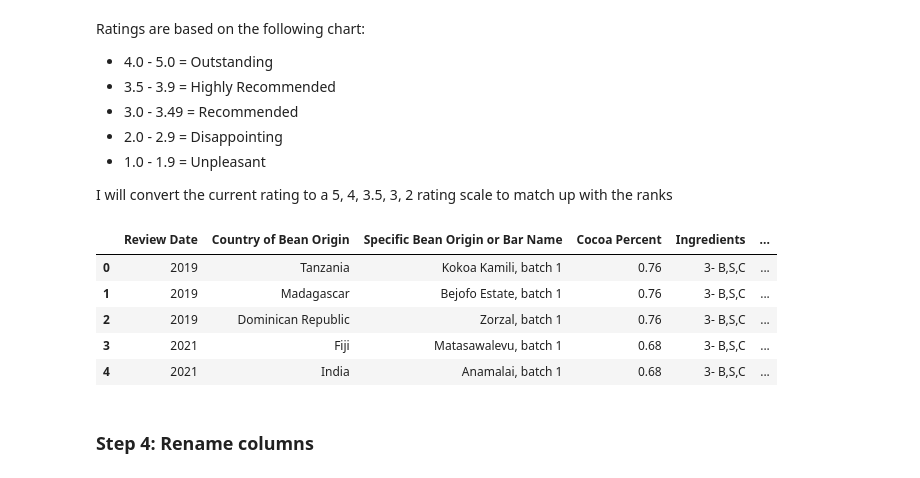
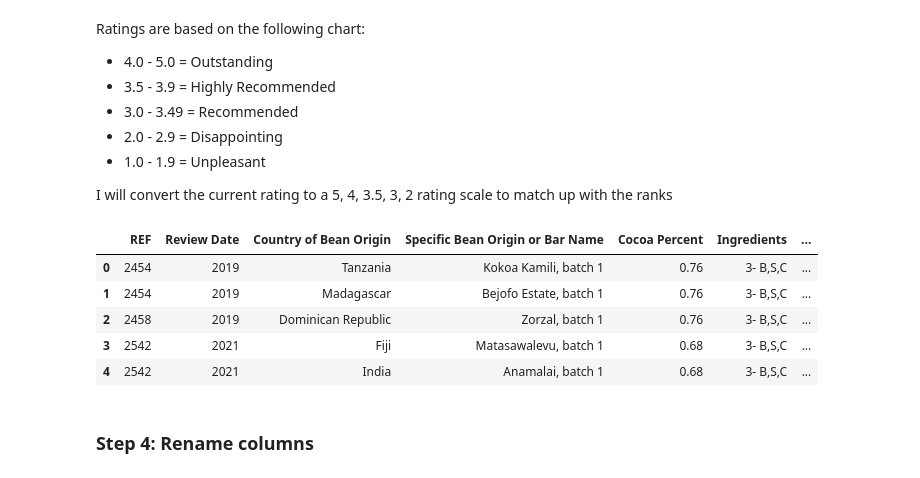
Before and after one commit to cableredi/BellevueUniv_MDS, a Jupyter notebook: DSC550/Term Paper/Chocolate_CableKimberly.ipynb, the cells around one changed output. Cells and saved outputs as stored; diff of their text form; code cells hidden in the pictures.

```diff
--- a/DSC550/Term Paper/Chocolate_CableKimberly.ipynb
+++ b/DSC550/Term Paper/Chocolate_CableKimberly.ipynb
@@ -496,7 +495,7 @@ chocolate_usa.shape
 * COMPANY NAME: duplicate column of 'company'
 * OWNER/MAKER: Not needed for model
 # %%
-chocolate_usa_cleaned = chocolate_usa.drop(['REF', 'Company (Manufacturer)', 'Company Location', 'matches', 'COMPANY NAME', 'OWNER/MAKER'],
+chocolate_usa_cleaned = chocolate_usa.drop(['Company (Manufacturer)', 'Company Location', 'matches', 'COMPANY NAME', 'OWNER/MAKER'],
                                            axis = 1)
 
 chocolate_usa_cleaned.head()
@@ -569,14 +570,17 @@ def convert_rating(rating):
 # %%
 chocolate_usa_cleaned.loc[:,'rating_rank'] = chocolate_usa_cleaned.loc[:,'Rating'].apply(convert_rating)
 
+# drop rating, using rank
+chocolate_usa_cleaned.drop('Rating', axis = 1, inplace = True)
+
 chocolate_usa_cleaned.head()
 # %% [output]
-|  | Review Date | Country of Bean Origin | Specific Bean Origin or Bar Name | Cocoa Percent | Ingredients | ... |
-| 0 | 2019 | Tanzania | Kokoa Kamili, batch 1 | 0.76 | 3- B,S,C | ... |
-| 1 | 2019 | Madagascar | Bejofo Estate, batch 1 | 0.76 | 3- B,S,C | ... |
-| 2 | 2019 | Dominican Republic | Zorzal, batch 1 | 0.76 | 3- B,S,C | ... |
-| 3 | 2021 | Fiji | Matasawalevu, batch 1 | 0.68 | 3- B,S,C | ... |
-| 4 | 2021 | India | Anamalai, batch 1 | 0.68 | 3- B,S,C | ... |
+|  | REF | Review Date | Country of Bean Origin | Specific Bean Origin or Bar Name | Cocoa Percent | Ingredients | ... |
+| 0 | 2454 | 2019 | Tanzania | Kokoa Kamili, batch 1 | 0.76 | 3- B,S,C | ... |
+| 1 | 2454 | 2019 | Madagascar | Bejofo Estate, batch 1 | 0.76 | 3- B,S,C | ... |
+| 2 | 2458 | 2019 | Dominican Republic | Zorzal, batch 1 | 0.76 | 3- B,S,C | ... |
+| 3 | 2542 | 2021 | Fiji | Matasawalevu, batch 1 | 0.68 | 3- B,S,C | ... |
+| 4 | 2542 | 2021 | India | Anamalai, batch 1 | 0.68 | 3- B,S,C | ... |
 # %% [markdown]
 ### Step 4: Rename columns
 # %% [markdown]
```
Also changed, not shown: parts of 30 cells of this notebook, 5 other files.
